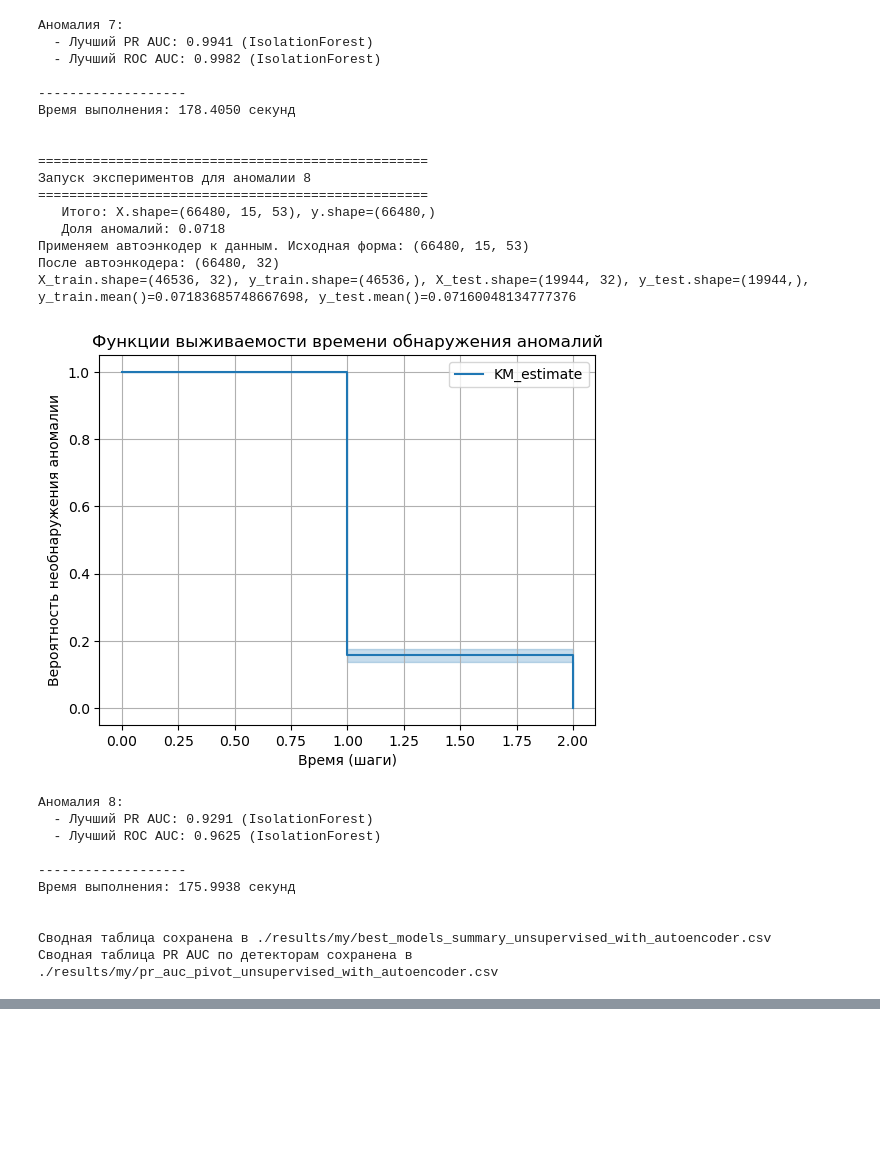
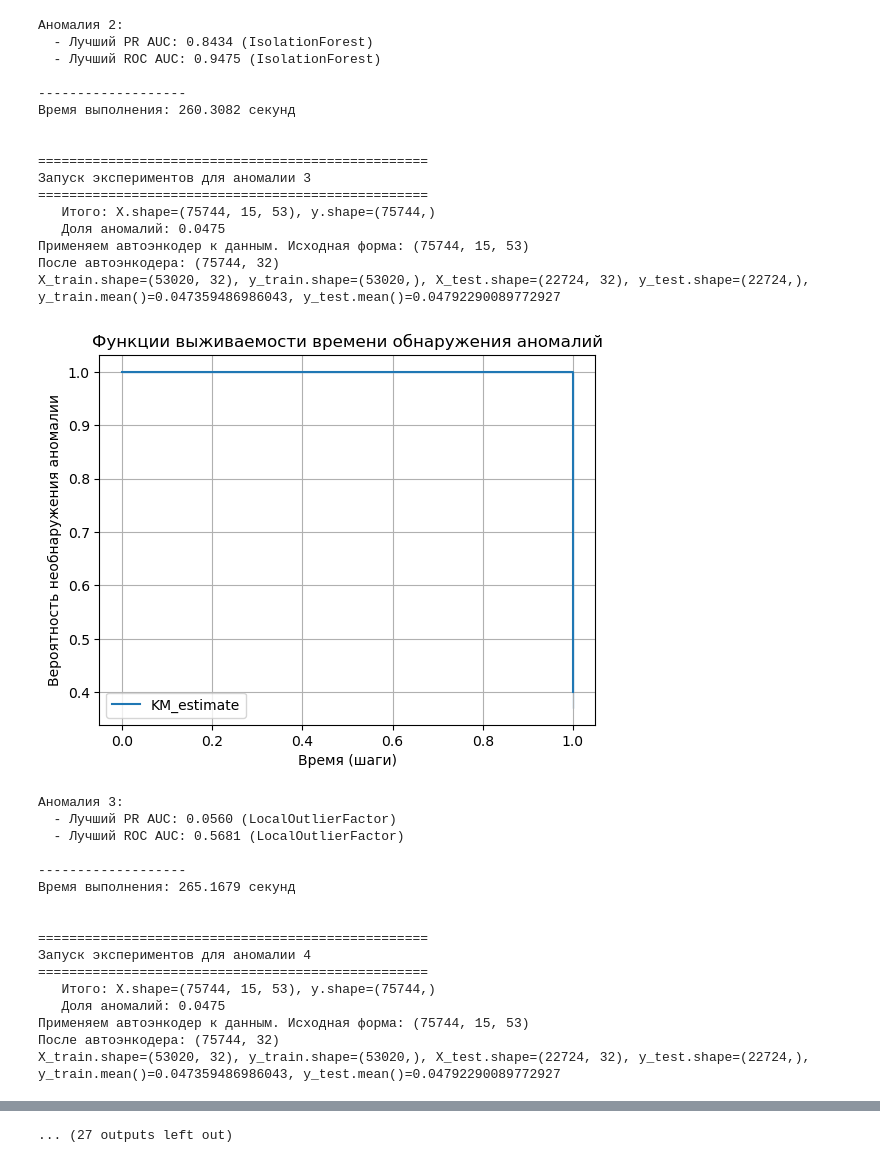
Before and after one commit to VeryLittleAnna/TimeSeriesAnomalyDetection, a Jupyter notebook: experiments.ipynb, the cells around one changed output, grey strips where cells are left out. Drawn from its saved outputs; the diff is of its cells as text; code cells hidden in the pictures; blank space fills up the shorter version.

```diff
--- a/experiments.ipynb
+++ b/experiments.ipynb
@@ -136,7 +136,7 @@ def run_experiments_by_anomaly(
 
     if all_best_models and all_best_per_detector:
         summary_df = pd.concat(all_best_models, ignore_index=True)
-        numeric_cols = summary_df.select_dtypes(include=['number', 'bool', 'int64', 'float64']).columns
+        numeric_cols = summary_df.select_dtypes(include=['number', 'bool', 'int64', 'float64', 'string']).columns
         summary_df = summary_df[numeric_cols]
         summary_filename = f"{results_path}/best_models_summary{'_' + result_title if result_title else ''}.csv"
         summary_df.to_csv(summary_filename, index=False)
@@ -162,14 +162,14 @@ model_params_list = {
         # {'n_estimators': 200, 'contamination': 0.1, "random_state": 42},
         {'n_estimators': 100, 'max_samples': 'auto', 'contamination': 0.1, 'random_state': 42},
         {'n_estimators': 200, 'max_samples': 0.8, 'contamination': 0.05, 'random_state': 42},
-        # {'n_estimators': 50, 'max_samples': 1.0, 'contamination': 0.15, 'random_state': 42},
+        {'n_estimators': 50, 'max_samples': 1.0, 'contamination': 0.15, 'random_state': 42},
         # {'n_estimators': 100, 'max_samples': 0.5, 'contamination': 'auto', 'random_state': 42}
     ],
     'LocalOutlierFactor': [
         # {'n_neighbors': 50, 'contamination': 0.1, 'novelty': True},
         {'n_neighbors': 20, 'contamination': 0.1, 'novelty': True},
         {'n_neighbors': 10, 'contamination': 0.05, 'novelty': True},
-        # {'n_neighbors': 50, 'contamination': 0.15, 'novelty': True},
+        {'n_neighbors': 50, 'contamination': 0.15, 'novelty': True},
         # {'n_neighbors': 20, 'contamination': 'auto', 'novelty': True}
     ],
     'OneClassSVM': [
@@ -186,17 +186,18 @@ model_params_list = {
     # ]
 }
 
-# anomaly_numbers = list(range(1, 20))
-anomaly_numbers = [6, 7, 8]
+anomaly_numbers = list(range(1, 20))
+# anomaly_numbers = [6, 7, 8]
 
 summary, summary_detectors = run_experiments_by_anomaly(anomaly_numbers,
-                                     data_dir_template="./gen_data/gen_data_{}",
+                                     data_dir_template="./gen_data_new/gen_data_{}",
                                      model_params_list=model_params_list,
                                      max_samples=100000,
                                      file_fraction=0.02,
                                      anomaly_ratio=0.07,
                                      window=15,
-                                     result_title="unsupervised_with_autoencoder"
+                                     result_title="new_data_unsupervised_with_autoencoder",
+                                     results_path="results/cleared"
                                      )
 # %% [output]
 ==================================================
@@ -228,27 +229,33 @@ X_train.shape=(46536, 32), y_train.shape=(46536,), X_test.shape=(19944, 32), y_t
-Аномалия 7:
-  - Лучший PR AUC: 0.9941 (IsolationForest)
-  - Лучший ROC AUC: 0.9982 (IsolationForest)
+Аномалия 2:
+  - Лучший PR AUC: 0.8434 (IsolationForest)
+  - Лучший ROC AUC: 0.9475 (IsolationForest)
 
 -------------------
-Время выполнения: 178.4050 секунд
+Время выполнения: 260.3082 секунд
 
 
 ==================================================
-Запуск экспериментов для аномалии 8
+Запуск экспериментов для аномалии 3
 ==================================================
-   Итого: X.shape=(66480, 15, 53), y.shape=(66480,)
-   Доля аномалий: 0.0718
-Применяем автоэнкодер к данным. Исходная форма: (66480, 15, 53)
-После автоэнкодера: (66480, 32)
-X_train.shape=(46536, 32), y_train.shape=(46536,), X_test.shape=(19944, 32), y_test.shape=(19944,), y_train.mean()=0.07183685748667698, y_test.mean()=0.07160048134777376
+   Итого: X.shape=(75744, 15, 53), y.shape=(75744,)
+   Доля аномалий: 0.0475
+Применяем автоэнкодер к данным. Исходная форма: (75744, 15, 53)
+После автоэнкодера: (75744, 32)
+X_train.shape=(53020, 32), y_train.shape=(53020,), X_test.shape=(22724, 32), y_test.shape=(22724,), y_train.mean()=0.047359486986043, y_test.mean()=0.04792290089772927
-[figure, old version]
+[figure, new version]
-Аномалия 8:
-  - Лучший PR AUC: 0.9291 (IsolationForest)
-  - Лучший ROC AUC: 0.9625 (IsolationForest)
+Аномалия 3:
+  - Лучший PR AUC: 0.0560 (LocalOutlierFactor)
+  - Лучший ROC AUC: 0.5681 (LocalOutlierFactor)
 
 -------------------
-Время выполнения: 175.9938 секунд
+Время выполнения: 265.1679 секунд
 
 
-Сводная таблица сохранена в ./results/my/best_models_summary_unsupervised_with_autoencoder.csv
-Сводная таблица PR AUC по детекторам сохранена в ./results/my/pr_auc_pivot_unsupervised_with_autoencoder.csv
+==================================================
+Запуск экспериментов для аномалии 4
+==================================================
+   Итого: X.shape=(75744, 15, 53), y.shape=(75744,)
+   Доля аномалий: 0.0475
+Применяем автоэнкодер к данным. Исходная форма: (75744, 15, 53)
+После автоэнкодера: (75744, 32)
+X_train.shape=(53020, 32), y_train.shape=(53020,), X_test.shape=(22724, 32), y_test.shape=(22724,), y_train.mean()=0.047359486986043, y_test.mean()=0.04792290089772927
@@ -255,3 +297,4 @@ X_train.shape=(46536, 32), y_train.shape=(46536,), X_test.shape=(19944, 32), y_t
+... (27 outputs left out)
 # %%
 summary
 # %% [output]
```
Also changed, not shown: parts of 3 cells of this notebook, 1 other file.
